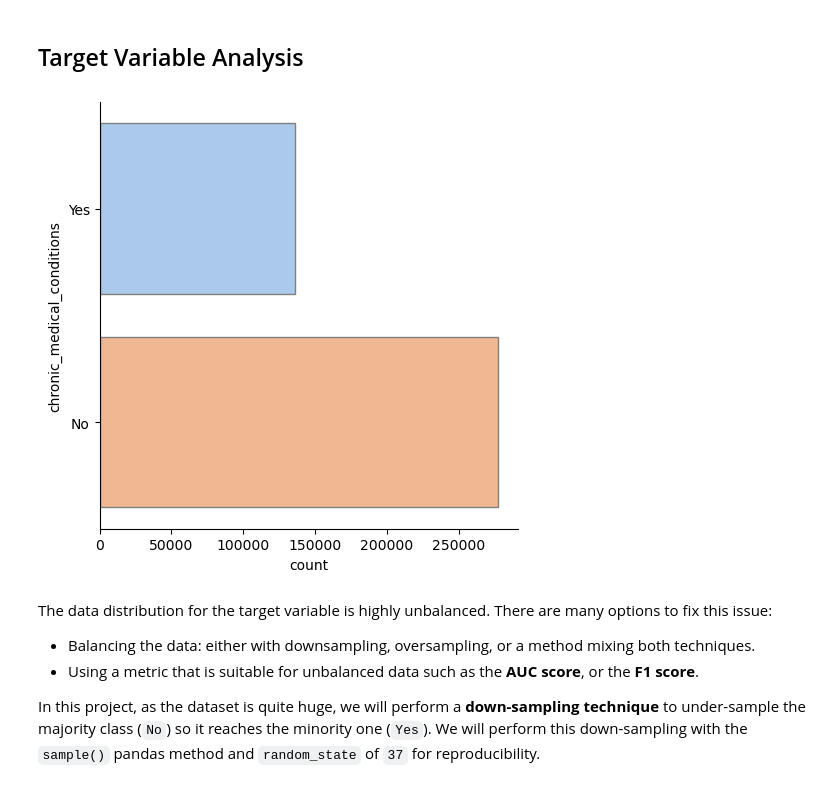
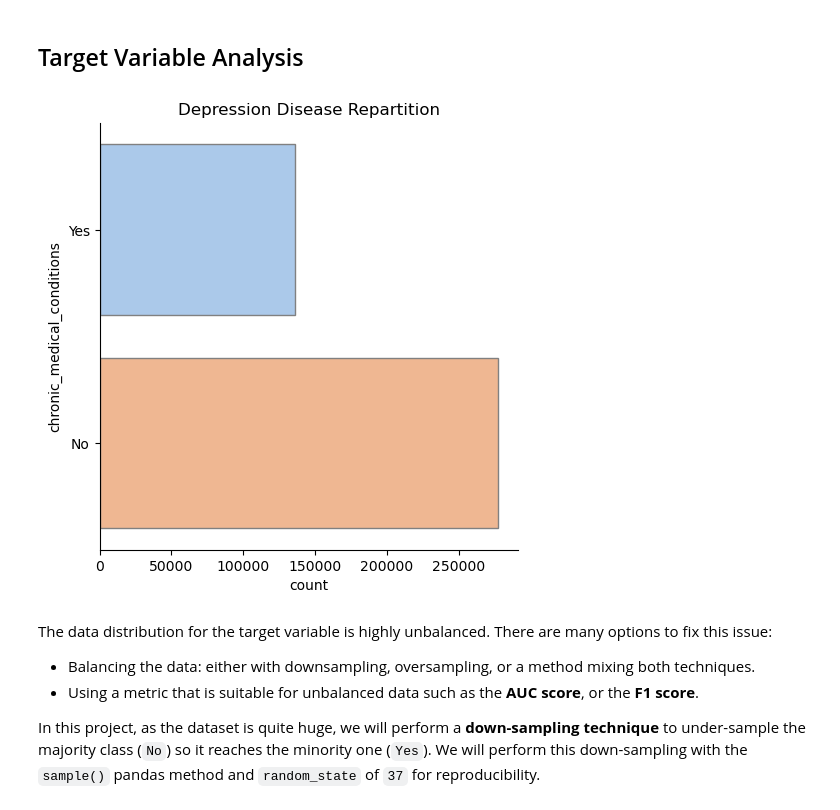
Before and after one commit to maxim-eyengue/Depression-Mood-Tracker, a Jupyter notebook: capstone_project_01.ipynb, the cells around one changed output. Saved outputs shown, nothing was run; the diff lists cells and outputs as text; code cells hidden in the pictures.

```diff
--- a/capstone_project_01.ipynb
+++ b/capstone_project_01.ipynb
@@ -222,11 +284,13 @@ df.drop(columns = "name", inplace = True)
 # %%
 # Target variable distribution
 sns.catplot(df, y = "chronic_medical_conditions", kind = "count",
             hue = "chronic_medical_conditions",
             palette = "pastel",
-            edgecolor = ".5");
+            edgecolor = ".5")
+# Title
+plt.title('Depression Disease Repartition');
 # %% [output]
-[figure, old version]
+[figure, new version]
 # %% [markdown]
 The data distribution for the target variable is highly unbalanced. There are many options to fix this issue:
 
```
Also changed, not shown: parts of 112 cells of this notebook.
